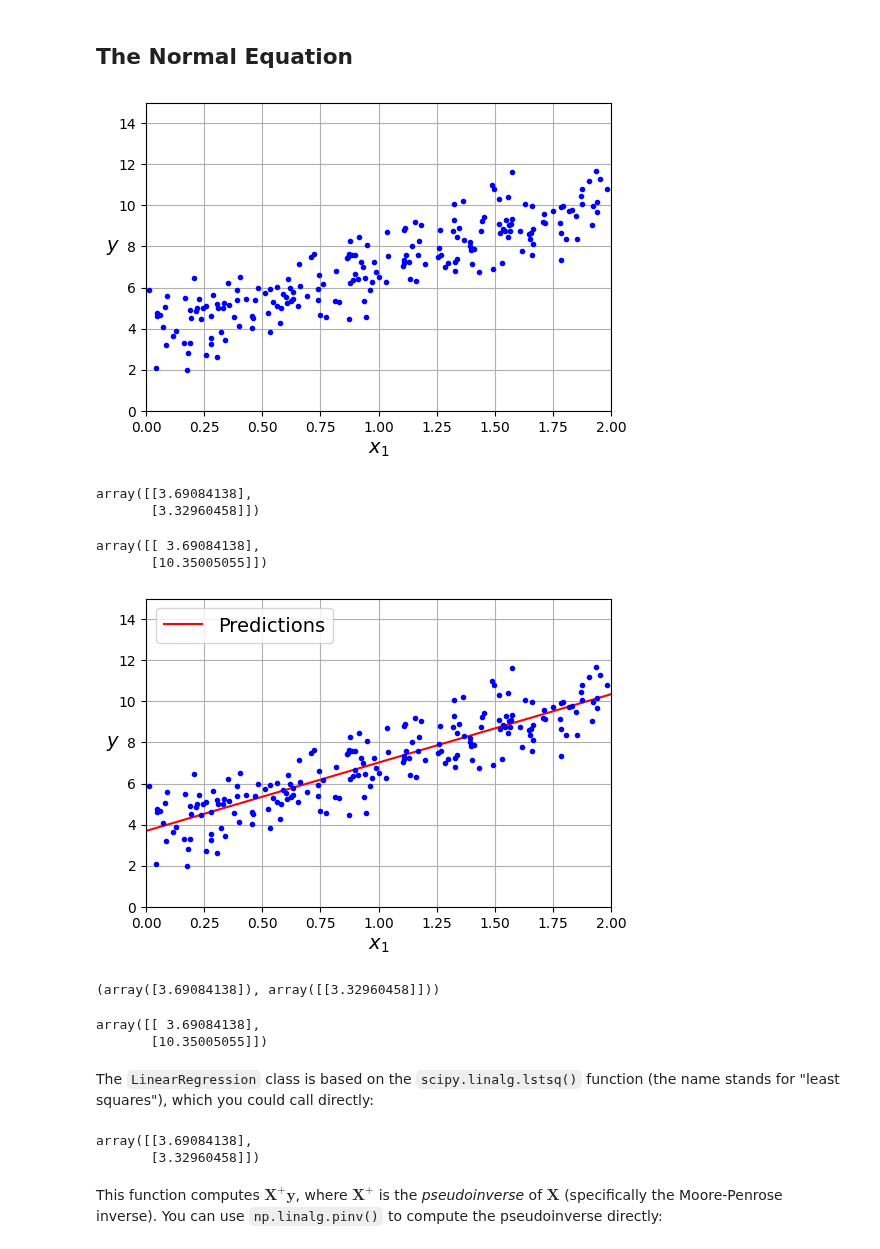
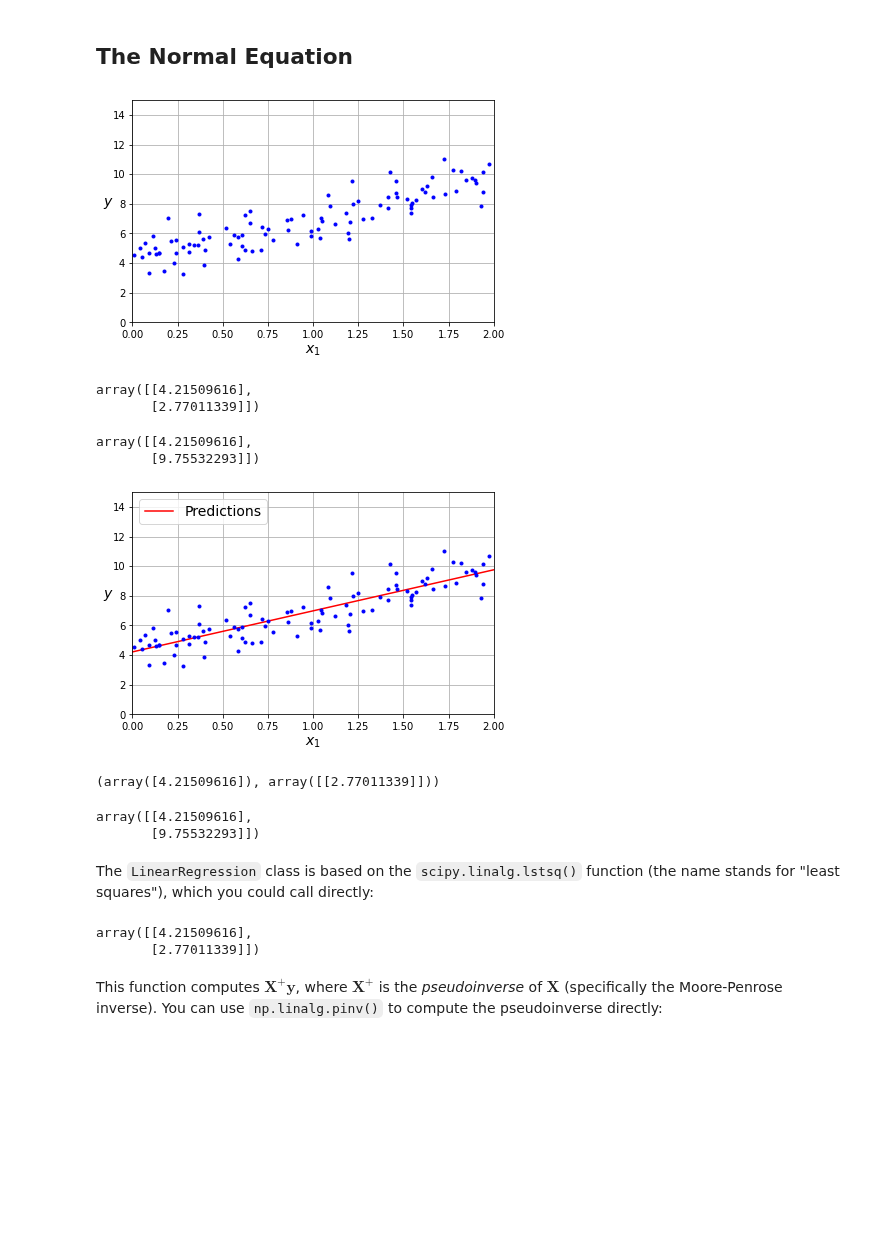
Before and after one commit to pjmcswee/IST707-Notebooks, a Jupyter notebook: week4/04_training_linear_models.ipynb, the cells around one changed output. Drawn from its saved outputs; the diff is of its cells as text; code cells hidden in the pictures; blank space fills up the shorter version.

```diff
--- a/week4/04_training_linear_models.ipynb
+++ b/week4/04_training_linear_models.ipynb
@@ -39,3 +41,14 @@ plt.rc('ytick', labelsize=10)
+# %%
+from pathlib import Path
+
+IMAGES_PATH = Path() / "images" / "training_linear_models"
+IMAGES_PATH.mkdir(parents=True, exist_ok=True)
+
+def save_fig(fig_id, tight_layout=True, fig_extension="png", resolution=300):
+    path = IMAGES_PATH / f"{fig_id}.{fig_extension}"
+    if tight_layout:
+        plt.tight_layout()
+    plt.savefig(path, format=fig_extension, dpi=resolution)
 # %% [markdown]
 # Linear Regression
 # %% [markdown]
@@ -43,25 +56,25 @@ plt.rc('ytick', labelsize=10)
 # %%
 import numpy as np
 
-rng = np.random.default_rng(seed=42)
-m = 200  # number of instances
-X = 2 * rng.random((m, 1))  # column vector
-y = 4 + 3 * X + rng.standard_normal((m, 1))  # column vector
+np.random.seed(42)  # to make this code example reproducible
+m = 100  # number of instances
+X = 2 * np.random.rand(m, 1)  # column vector
+y = 4 + 3 * X + np.random.randn(m, 1)  # column vector
 # %%
-# extra code – generates Figure 4–1
+# extra code – generates and saves Figure 4–1
 
 import matplotlib.pyplot as plt
 
 plt.figure(figsize=(6, 4))
 plt.plot(X, y, "b.")
 plt.xlabel("$x_1$")
 plt.ylabel("$y$", rotation=0)
 plt.axis([0, 2, 0, 15])
 plt.grid()
-
+save_fig("generated_data_plot")
 plt.show()
 # %% [output]
-[figure, old version]
+[figure, new version]
 # %%
 from sklearn.preprocessing import add_dummy_feature
 
@@ -70,16 +83,16 @@ theta_best = np.linalg.inv(X_b.T @ X_b) @ X_b.T @ y
 # %%
 theta_best
 # %% [output]
-array([[3.69084138],
-       [3.32960458]])
+array([[4.21509616],
+       [2.77011339]])
 # %%
 X_new = np.array([[0], [2]])
 X_new_b = add_dummy_feature(X_new)  # add x0 = 1 to each instance
 y_predict = X_new_b @ theta_best
 y_predict
 # %% [output]
-array([[ 3.69084138],
-       [10.35005055]])
+array([[4.21509616],
+       [9.75532293]])
 # %%
 import matplotlib.pyplot as plt
 
@@ -87,16 +100,17 @@ plt.figure(figsize=(6, 4))  # extra code – not needed, just formatting
 plt.plot(X_new, y_predict, "r-", label="Predictions")
 plt.plot(X, y, "b.")
 
-# extra code – beautifies Figure 4–2
+# extra code – beautifies and saves Figure 4–2
 plt.xlabel("$x_1$")
 plt.ylabel("$y$", rotation=0)
 plt.axis([0, 2, 0, 15])
 plt.grid()
 plt.legend(loc="upper left")
+save_fig("linear_model_predictions_plot")
 
 plt.show()
 # %% [output]
-[figure, old version]
+[figure, new version]
 # %%
 from sklearn.linear_model import LinearRegression
 
@@ -104,20 +118,20 @@ lin_reg = LinearRegression()
 lin_reg.fit(X, y)
 lin_reg.intercept_, lin_reg.coef_
 # %% [output]
-(array([3.69084138]), array([[3.32960458]]))
+(array([4.21509616]), array([[2.77011339]]))
 # %%
 lin_reg.predict(X_new)
 # %% [output]
-array([[ 3.69084138],
-       [10.35005055]])
+array([[4.21509616],
+       [9.75532293]])
 # %% [markdown]
 The `LinearRegression` class is based on the `scipy.linalg.lstsq()` function (the name stands for "least squares"), which you could call directly:
 # %%
 theta_best_svd, residuals, rank, s = np.linalg.lstsq(X_b, y, rcond=1e-6)
 theta_best_svd
 # %% [output]
-array([[3.69084138],
-       [3.32960458]])
+array([[4.21509616],
+       [2.77011339]])
 # %% [markdown]
 This function computes $\mathbf{X}^+\mathbf{y}$, where $\mathbf{X}^{+}$ is the _pseudoinverse_ of $\mathbf{X}$ (specifically the Moore-Penrose inverse). You can use `np.linalg.pinv()` to compute the pseudoinverse directly:
 # %%
```
Also changed, not shown: parts of 60 cells of this notebook, 13 other files.
